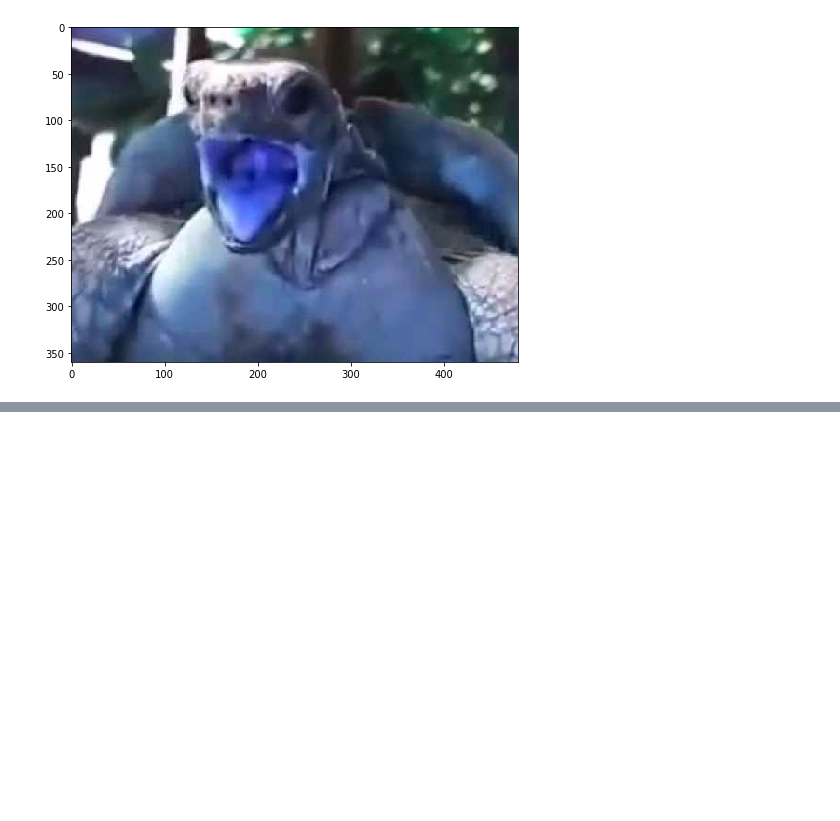
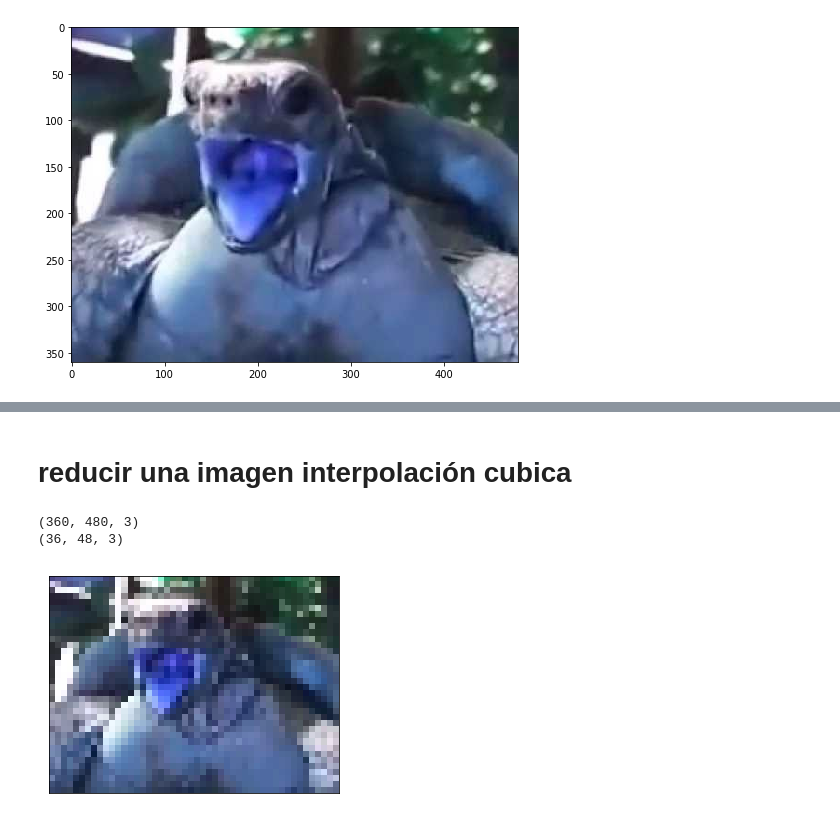
Before and after one commit to gabrielmercado90/PDI1, a Jupyter notebook: tortuga.ipynb, the cells around one changed output, grey strips where cells are left out. Saved outputs shown, nothing was run; the diff lists cells and outputs as text; code cells hidden in the pictures; blank space fills up the shorter version.

```diff
--- a/tortuga.ipynb
+++ b/tortuga.ipynb
@@ -45,0 +102,15 @@ plt.show()
+# %% [markdown]
+# reducir una imagen interpolación cubica
+# %%
+print(img_BGR.shape)
+res= cv2.resize(img_BGR, None , fx=.1, fy=.1, interpolation = cv2.INTER_CUBIC)
+print(res.shape)
+#remover numeracion de los ejes
+plt.xticks([])
+plt.yticks([])
+plt.imshow(res)
+plt.show()
+# %% [output]
+(360, 480, 3)
+(36, 48, 3)
+[figure, added]
```
Also changed, not shown: parts of 18 cells of this notebook.
